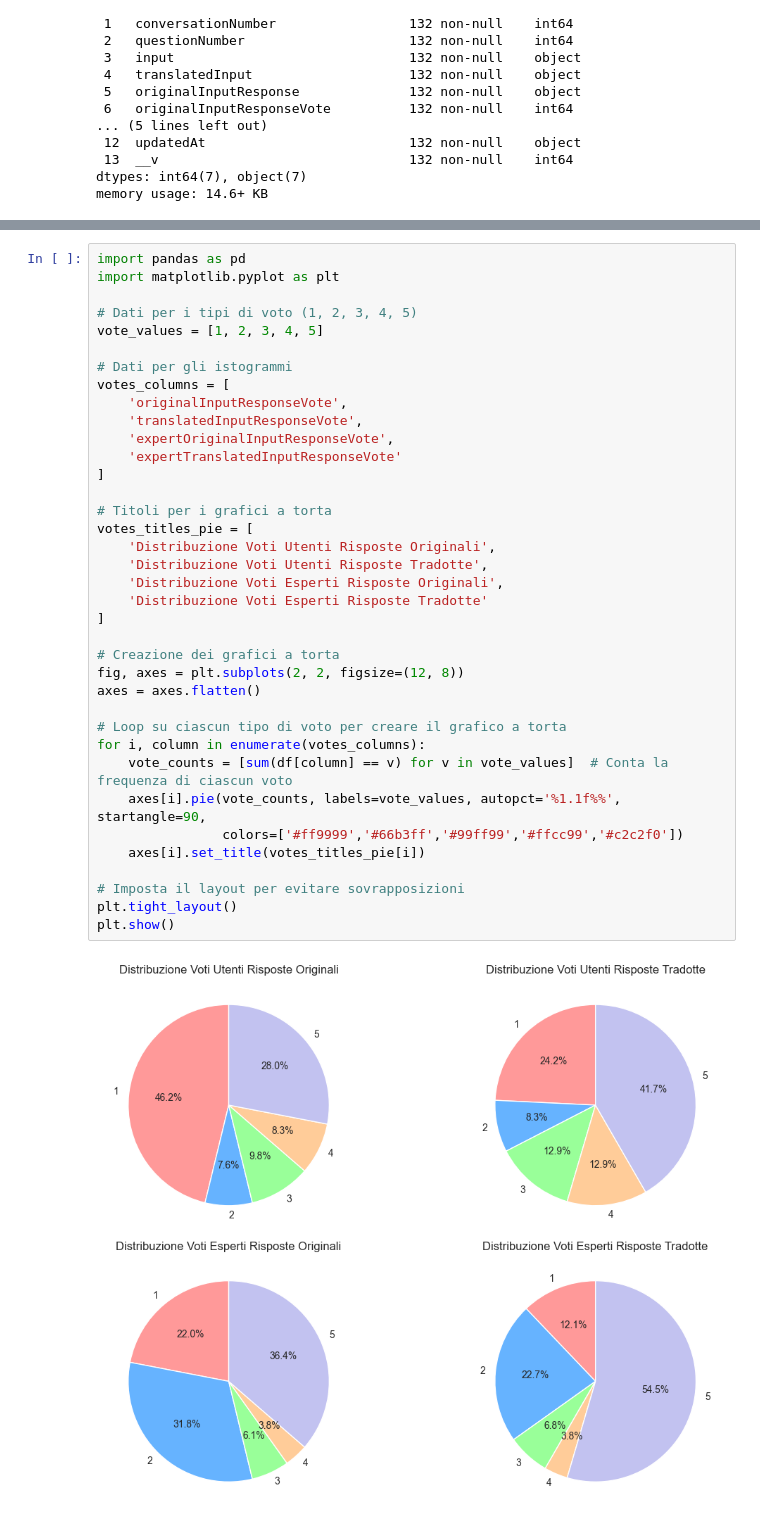
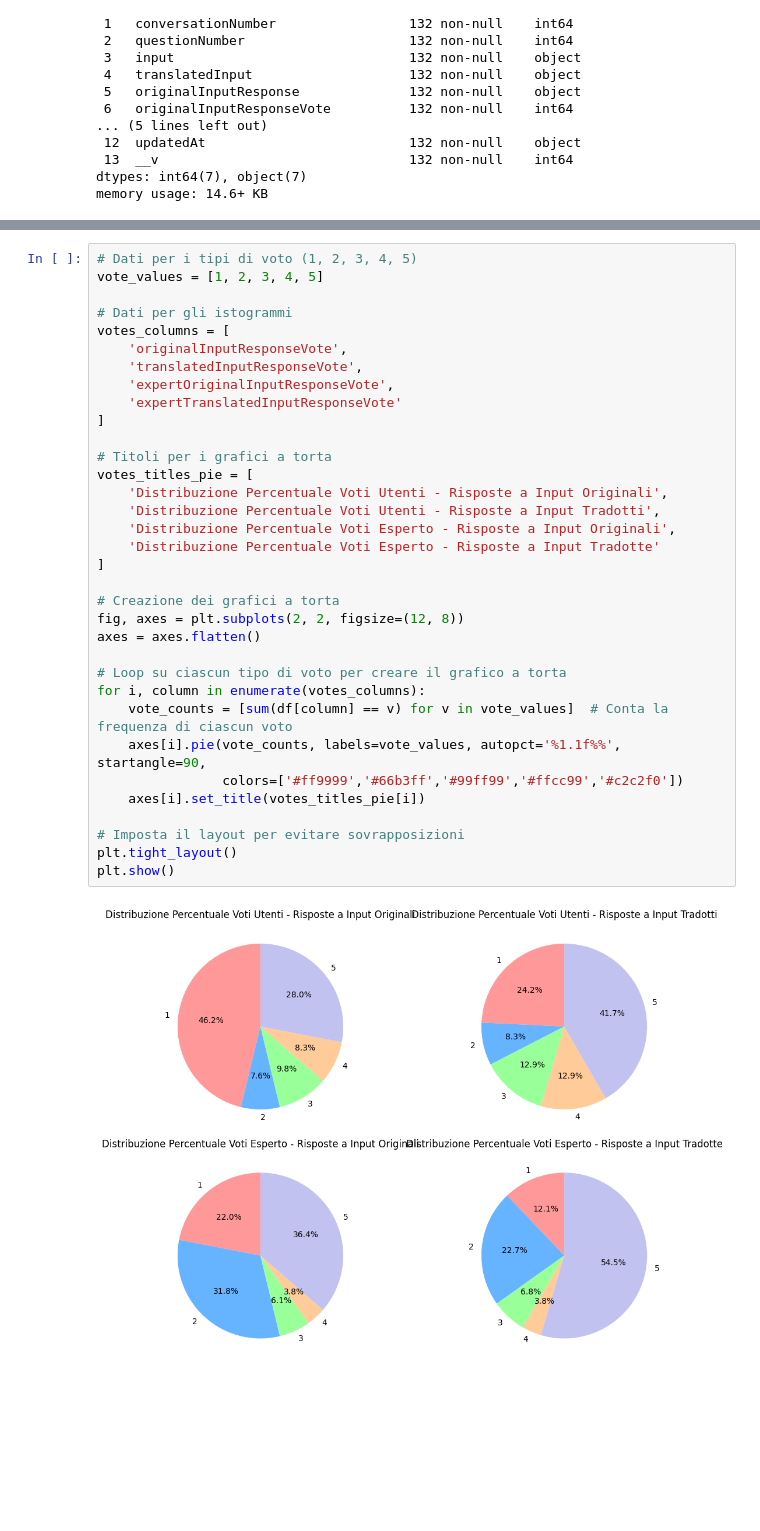
Before and after one commit to davidecandel8/NoVAGraphS_Translation, a Jupyter notebook: final_evaluation/evaluation.ipynb, the cells around one changed output, grey strips where cells are left out. Drawn from its saved outputs; the diff is of its cells as text; blank space fills up the shorter version.

```diff
--- a/final_evaluation/evaluation.ipynb
+++ b/final_evaluation/evaluation.ipynb
@@ -112,39 +88,36 @@ plt.show()
 # %%
-import pandas as pd
-import matplotlib.pyplot as plt
-
 # Dati per i tipi di voto (1, 2, 3, 4, 5)
 vote_values = [1, 2, 3, 4, 5]
 
 # Dati per gli istogrammi
 votes_columns = [
     'originalInputResponseVote',
     'translatedInputResponseVote',
     'expertOriginalInputResponseVote',
     'expertTranslatedInputResponseVote'
 ]
 
 # Titoli per i grafici a torta
 votes_titles_pie = [
-    'Distribuzione Voti Utenti Risposte Originali',
-    'Distribuzione Voti Utenti Risposte Tradotte',
-    'Distribuzione Voti Esperti Risposte Originali',
-    'Distribuzione Voti Esperti Risposte Tradotte'
+    'Distribuzione Percentuale Voti Utenti - Risposte a Input Originali',
+    'Distribuzione Percentuale Voti Utenti - Risposte a Input Tradotti',
+    'Distribuzione Percentuale Voti Esperto - Risposte a Input Originali',
+    'Distribuzione Percentuale Voti Esperto - Risposte a Input Tradotte'
 ]
 
 # Creazione dei grafici a torta
 fig, axes = plt.subplots(2, 2, figsize=(12, 8))
 axes = axes.flatten()
 
 # Loop su ciascun tipo di voto per creare il grafico a torta
 for i, column in enumerate(votes_columns):
     vote_counts = [sum(df[column] == v) for v in vote_values]  # Conta la frequenza di ciascun voto
     axes[i].pie(vote_counts, labels=vote_values, autopct='%1.1f%%', startangle=90,
                 colors=['#ff9999','#66b3ff','#99ff99','#ffcc99','#c2c2f0'])
     axes[i].set_title(votes_titles_pie[i])
 
 # Imposta il layout per evitare sovrapposizioni
 plt.tight_layout()
 plt.show()
 # %% [output]
-[figure, old version]
+[figure, new version]
```
Also changed, not shown: parts of 15 cells of this notebook, 1 other file.
